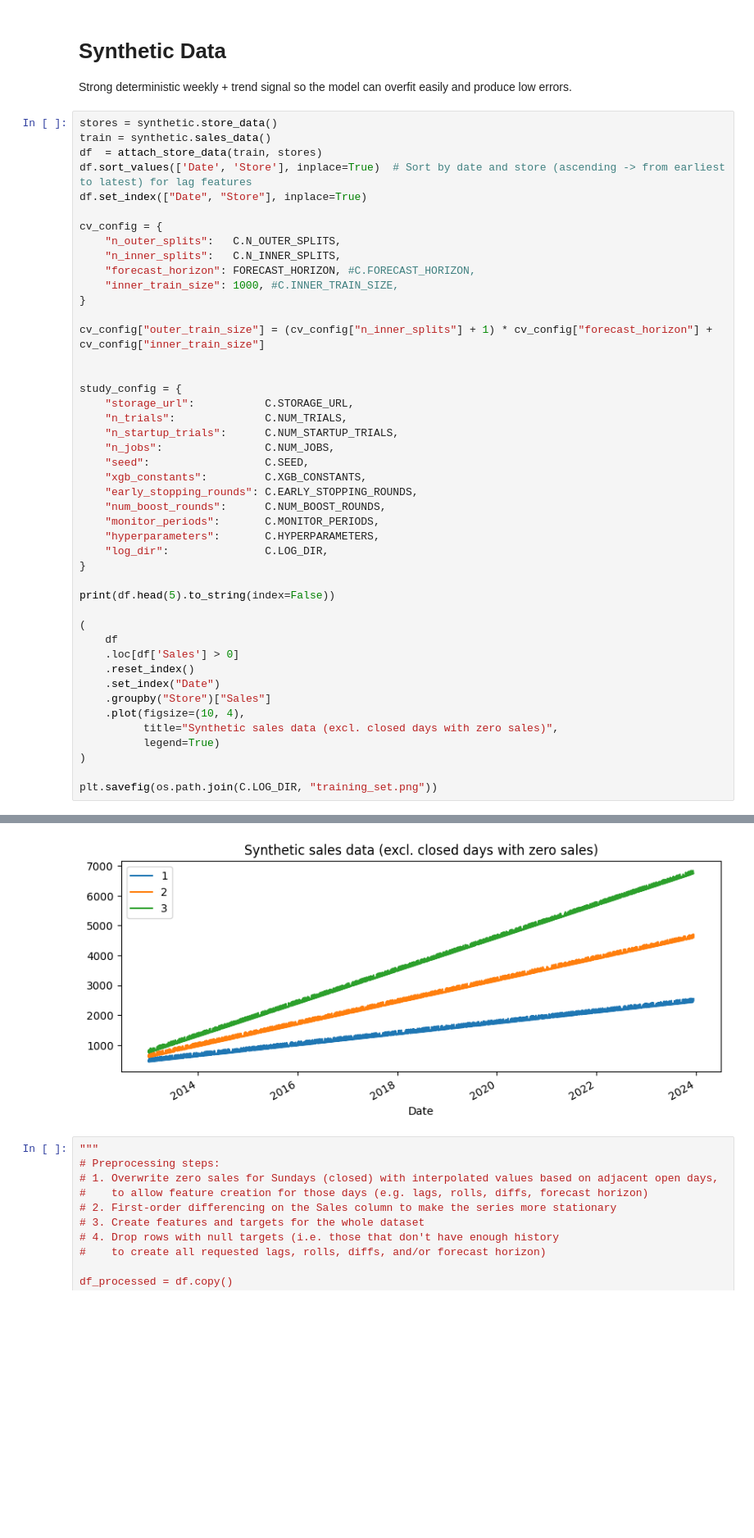
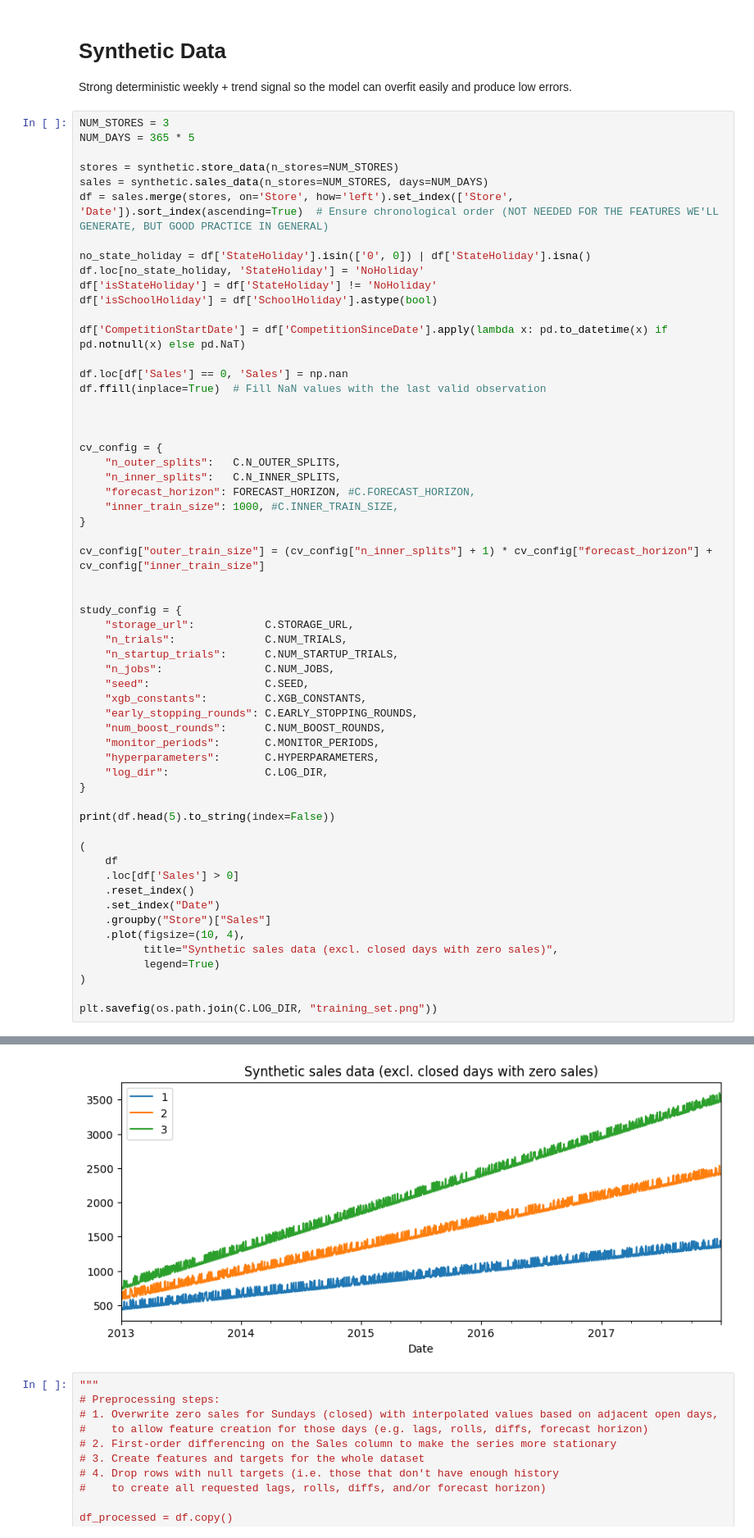
Before and after one commit to Miltos-90/Rossmann_Store_Sales_Forecasting, a Jupyter notebook: test_pipeline.ipynb, the cells around one changed output, grey strips where cells are left out. Shown at 82% size. Drawn from its saved outputs; the diff is of its cells as text; blank space fills up the shorter version.

```diff
--- a/test_pipeline.ipynb
+++ b/test_pipeline.ipynb
@@ -72,11 +72,24 @@ def split_Xy(df, forecast_horizon):
 
 Strong deterministic weekly + trend signal so the model can overfit easily and produce low errors.
 # %%
-stores = synthetic.store_data()
-train = synthetic.sales_data()
-df  = attach_store_data(train, stores)
-df.sort_values(['Date', 'Store'], inplace=True)  # Sort by date and store (ascending -> from earliest to latest) for lag features
-df.set_index(["Date", "Store"], inplace=True)
+NUM_STORES = 3
+NUM_DAYS = 365 * 5
+
+stores = synthetic.store_data(n_stores=NUM_STORES)
+sales = synthetic.sales_data(n_stores=NUM_STORES, days=NUM_DAYS)
+df = sales.merge(stores, on='Store', how='left').set_index(['Store', 'Date']).sort_index(ascending=True)  # Ensure chronological order (NOT NEEDED FOR THE FEATURES WE'LL GENERATE, BUT GOOD PRACTICE IN GENERAL)
+
+no_state_holiday = df['StateHoliday'].isin(['0', 0]) | df['StateHoliday'].isna()
+df.loc[no_state_holiday, 'StateHoliday'] = 'NoHoliday'
+df['isStateHoliday'] = df['StateHoliday'] != 'NoHoliday'
+df['isSchoolHoliday'] = df['SchoolHoliday'].astype(bool)
+
+df['CompetitionStartDate'] = df['CompetitionSinceDate'].apply(lambda x: pd.to_datetime(x) if pd.notnull(x) else pd.NaT)
+
+df.loc[df['Sales'] == 0, 'Sales'] = np.nan
+df.ffill(inplace=True)  # Fill NaN values with the last valid observation
+
+
 
 cv_config = {
     "n_outer_splits":   C.N_OUTER_SPLITS,
@@ -126,4 +139,4 @@ plt.savefig(os.path.join(C.LOG_DIR, "training_set.png"))
-[figure, old version]
+[figure, new version]
 # %%
 """
 # Preprocessing steps:
```
Also changed, not shown: parts of 6 cells of this notebook, 14 other files.
